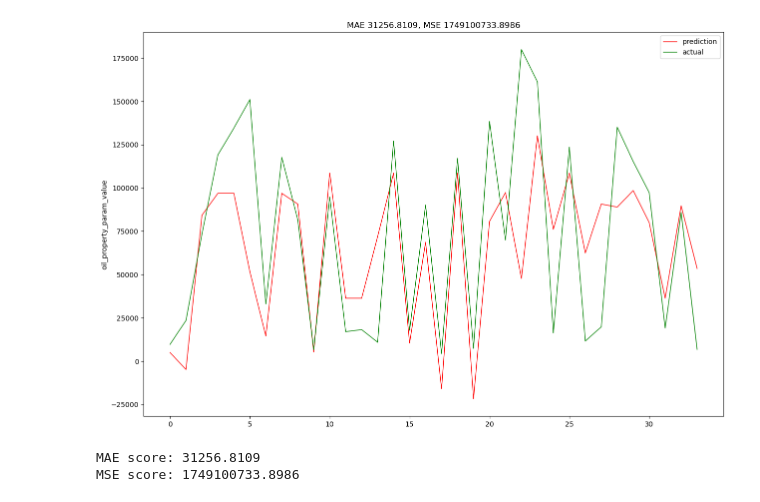
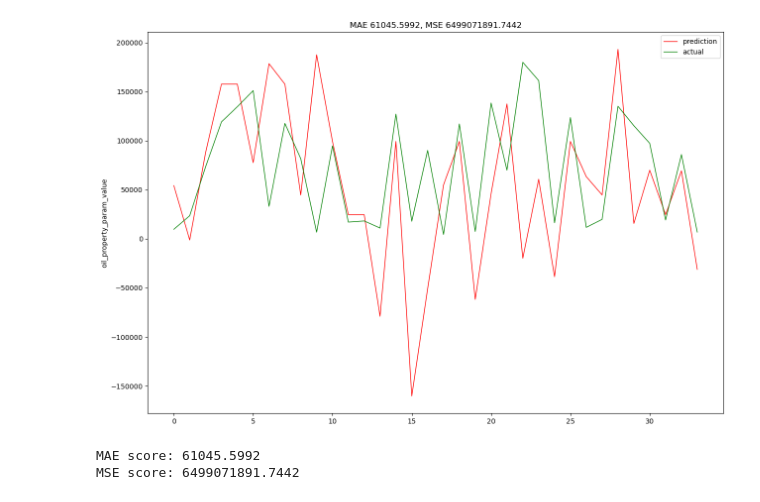
Before and after one commit to Neftekod/Oil-code, a Jupyter notebook: src/predict_on_SMILES_seq.ipynb, the cells around one changed output. Drawn from its saved outputs; the diff is of its cells as text; code cells hidden in the pictures.

Commit message:
big work with embed and models

```diff
--- a/src/predict_on_SMILES_seq.ipynb
+++ b/src/predict_on_SMILES_seq.ipynb
@@ -14,20 +25,15 @@ from sklearn.preprocessing import StandardScaler, MinMaxScaler
 # %%
-from utils import PreprocessSMILES
-from utils import SimpleRegressions
-from utils import SmallNN
-from utils import LstmRegressor
-
-
+############################################################################################################################################
 directory = './materials/'
 preprocessor = PreprocessSMILES(directory, 'canonical_smiles')
-mdf = preprocessor.preprocess_data("train_data_fix_concat.csv")
+mdf = preprocessor.preprocess_data("train_data_fix_concat.csv", "descriptors.csv")
 grouped_mdf = preprocessor.preprocess_mol2vec(mdf)
 smiles_df = preprocessor.smiles2sentence(mdf)
 joined_df = pd.merge(grouped_mdf, smiles_df, on='blend_id', how='inner').dropna() # TODO: fix nan
 joined_df = preprocessor.embed_smiles(joined_df, 'DeepChem/ChemBERTa-10M-MTR') # ibm/MoLFormer-XL-both-10pct DeepChem/ChemBERTa-10M-MTR
+joined_df.reset_index(drop=True, inplace=True)
 mdf['graphs'] = preprocessor.generate_graphs(mdf)
-# graph_df = mdf.copy()
-# graph_df.drop(columns=['oil_property_param_title', 'oil_property_param_value', 'mol'], inplace=True)
-
-X, y = preprocessor.xy_split(joined_df, column = 'embeddings')
+mdf.drop(columns=['oil_property_param_title', 'oil_property_param_value', 'mol'], inplace=True)
+joined_df.head(3)
+# X, y = preprocessor.xy_split(joined_df, column = 'embeddings')
 # %% [output]
@@ -65,0 +59,8 @@ print(X.shape)
+# %%
+# как similarity_score используется TanimotoSimilarity из rdkit
+
+static_cols = ['mol2vec', 'embeddings']
+dynamic_cols = ['similarity_vectors']
+
+data_loader = DataLoader(joined_df, static_cols, dynamic_cols)
+dataset = data_loader.get_dataset()
@@ -142,4 +270,4 @@ MSE score: 6226813803.5411
 # %%
-nn_model = SmallNN(X, y)
+nn_model = SmallNN(X=dataset.data_x.reshape(338, 690), y=dataset.data_y.reshape(338,))
 nn_model.fit_and_evaluate()
 # %% [output]
@@ -168,4 +296,4 @@ Epoch 400/400
-[figure, old version]
+[figure, new version]
-MAE score: 31256.8109
-MSE score: 1749100733.8986
+MAE score: 61045.5992
+MSE score: 6499071891.7442
 # %%
```
Also changed, not shown: parts of 15 cells of this notebook, 3 other files.
